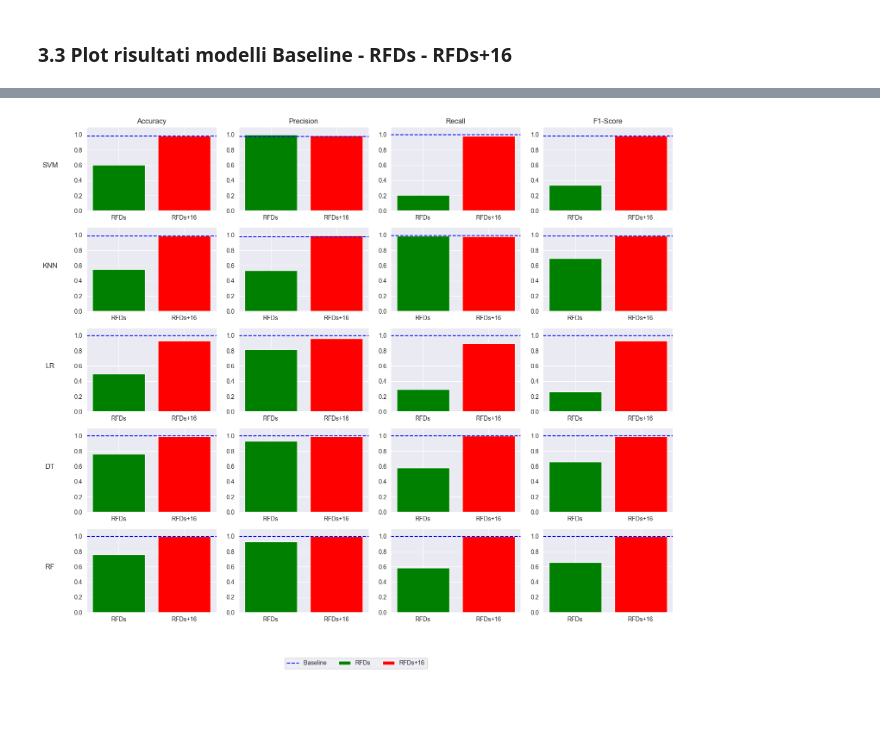
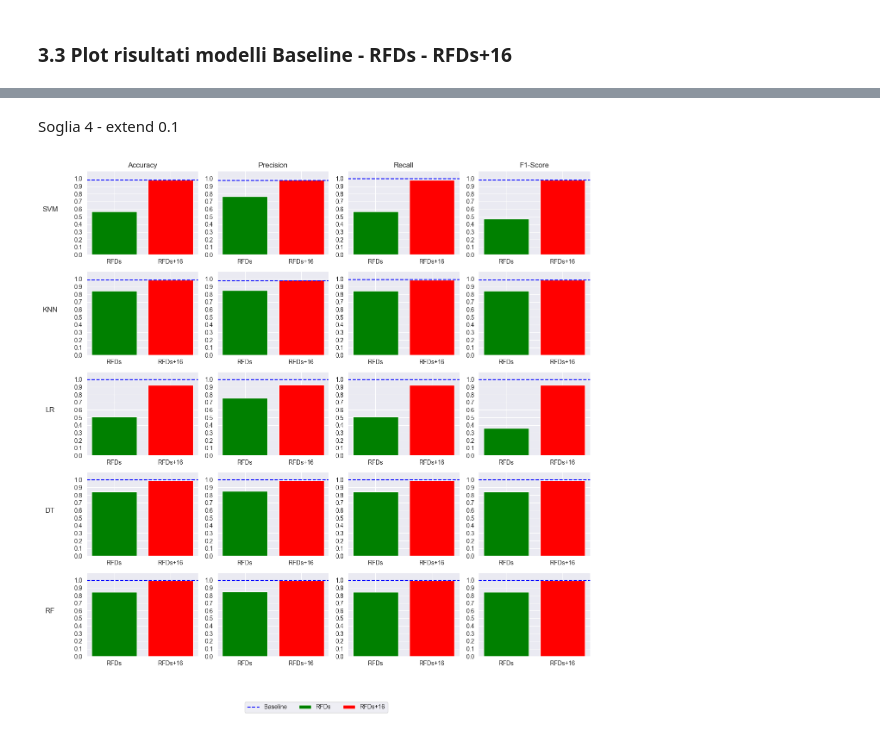
Before and after one commit to raffaele-aurucci/Fake-TikTok-Account-Detection, a Jupyter notebook: classifiers/classification_with_rfds.ipynb, the cells around one changed output, grey strips where cells are left out. Saved outputs shown, nothing was run; the diff lists cells and outputs as text; code cells hidden in the pictures; blank space fills up the shorter version.

Commit message:
add plot for performance metrics after and before feature engineering strategy

```diff
--- a/classifiers/classification_with_rfds.ipynb
+++ b/classifiers/classification_with_rfds.ipynb
@@ -588,3 +721,5 @@ dftmp.to_csv("Results_Fake_Account_Models_RFD.csv",index=None,sep=";")
+# %% [markdown]
+Soglia 4 - extend 0.1
 # %%
 # Dati per le etichette
 labels = ['Baseline', 'RFDs', 'RFDs+16']
@@ -592,71 +727,76 @@ labels = ['Baseline', 'RFDs', 'RFDs+16']
 values_matrix = np.array([
     # Accuracy
     [
-        [0.981, 0.603, 0.985],      # SVM
-        [0.986, 0.554, 0.987],      # KNN
-        [0.997, 0.497, 0.931],      # LR
-        [0.998, 0.761, 0.995],      # DT
-        [0.998, 0.762, 0.999]       # RF
+        [0.981, 0.570, 0.980],      # SVM
+        [0.986, 0.847, 0.986],      # KNN
+        [0.997, 0.511, 0.928],      # LR
+        [0.998, 0.847, 0.994],      # DT
+        [0.998, 0.847, 0.999]       # RF
     ],
     # Precision
     [
-        [0.976, 1.000, 0.990],      # SVM
-        [0.979, 0.533, 0.992],      # KNN
-        [0.997, 0.818, 0.962],      # LR
-        [0.997, 0.932, 0.994],      # DT
-        [0.998, 0.932, 0.998]       # RF
+        [0.976, 0.769, 0.980],      # SVM
+        [0.979, 0.852, 0.986],      # KNN
+        [0.997, 0.753, 0.930],      # LR
+        [0.997, 0.852, 0.994],      # DT
+        [0.998, 0.852, 0.999]       # RF
     ],
     # Recall
     [
-        [0.997, 0.206, 0.980],      # SVM
-        [0.993, 0.987, 0.981],      # KNN
-        [0.997, 0.291, 0.898],      # LR
-        [0.999, 0.582, 0.997],      # DT
-        [0.999, 0.582, 1.000]       # RF
+        [0.997, 0.569, 0.980],      # SVM
+        [0.993, 0.847, 0.986],      # KNN
+        [0.997, 0.510, 0.928],      # LR
+        [0.999, 0.847, 0.994],      # DT
+        [0.999, 0.847, 0.999]       # RF
     ],
     # F1-Score
     [
-        [0.981, 0.337, 0.985],      # SVM
-        [0.986, 0.691, 0.986],      # KNN
-        [0.997, 0.265, 0.929],      # LR
-        [0.998, 0.659, 0.995],      # DT
-        [0.998, 0.659, 0.999]       # RF
+        [0.981, 0.472, 0.980],      # SVM
+        [0.986, 0.846, 0.986],      # KNN
+        [0.997, 0.357, 0.928],      # LR
+        [0.998, 0.846, 0.994],      # DT
+        [0.998, 0.846, 0.999]       # RF
     ]
 ])
 
 # Creazione della griglia 5x4 di subplots
-fig, axs = plt.subplots(5, 4, figsize=(15, 12))
+fig, axs = plt.subplots(5, 4, figsize=(13, 12))
 
 column_titles = ['Accuracy', 'Precision', 'Recall', 'F1-Score']
 row_titles = ['SVM', 'KNN', 'LR', 'DT', 'RF']
 baseline_line = None
 
 for i in range(5):
     for j in range(4):
         # barre per RFDs e RFDs+16
         bars = axs[i, j].bar(labels[1:], values_matrix[j, i, 1:], color=['green', 'red'])
 
         # linea tratteggiata per la Baseline
         baseline_line = axs[i, j].axhline(y=values_matrix[j, i, 0], color='blue', linestyle='--', label='Baseline')
 
         # Imposta l'intervallo dell'asse y da 0 a 1.1
         axs[i, j].set_ylim(0, 1.1)
 
+        # Imposta i tick dell'asse y con intervallo di 0.1
+        axs[i, j].set_yticks(np.arange(0, 1.01, 0.1))
+
 # Aggiunta etichette per le colonne
 for ax, col in zip(axs[0], column_titles):
     ax.set_title(col)
 
 # Aggiunta etichette per le righe
 for ax, row in zip(axs[:, 0], row_titles):
     ax.set_ylabel(row, rotation=0, size='large', labelpad=40)
 
 # leggenda
 handles = [baseline_line, bars[0], bars[1]]
 labels = ['Baseline', 'RFDs', 'RFDs+16']
 fig.legend(handles, labels, loc='upper center', bbox_to_anchor=(0.5, -0.05), ncol=3)
 
+# fig.suptitle('Performance metrics before and after feature engineering (Threshold 4 - Extend 0.1)', fontsize=14)
+# plt.tight_layout(rect=[0, 0.03, 1, 0.95])
 
 plt.tight_layout()
 plt.show()
 # %% [output]
-[figure, old version]
+[figure, new version]
```
Also changed, not shown: parts of 10 cells of this notebook.
